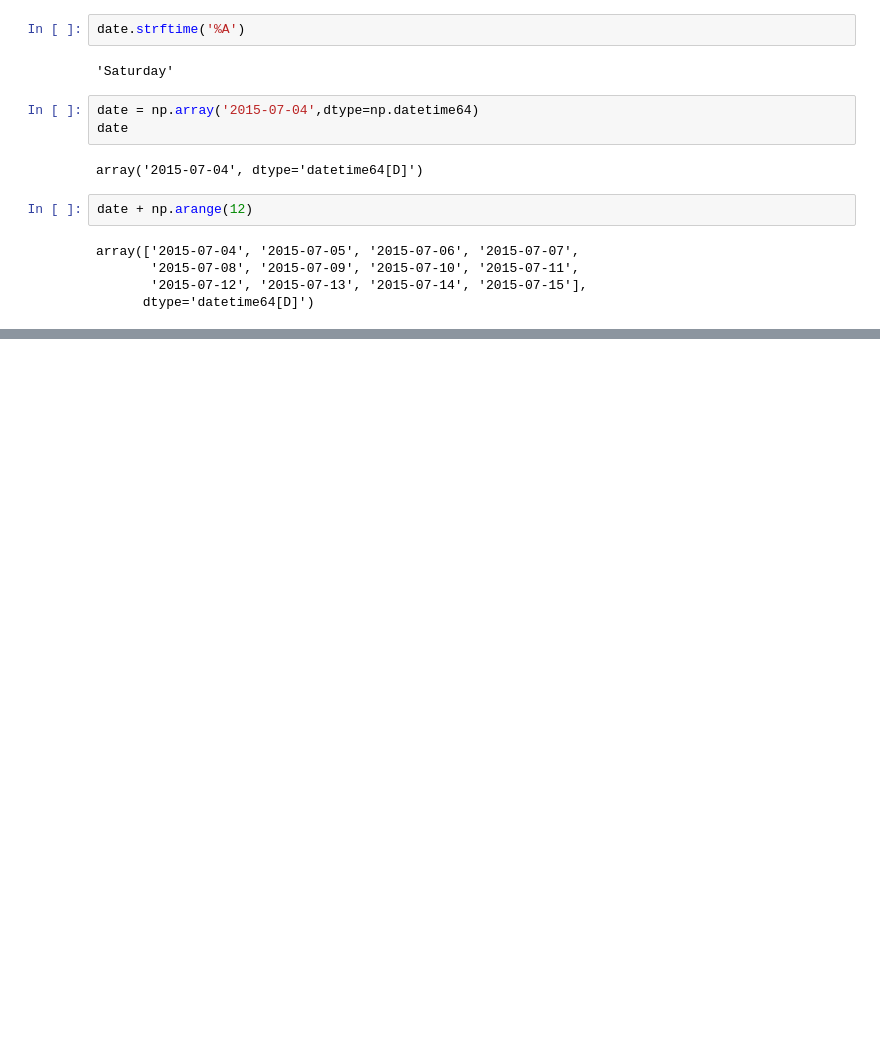
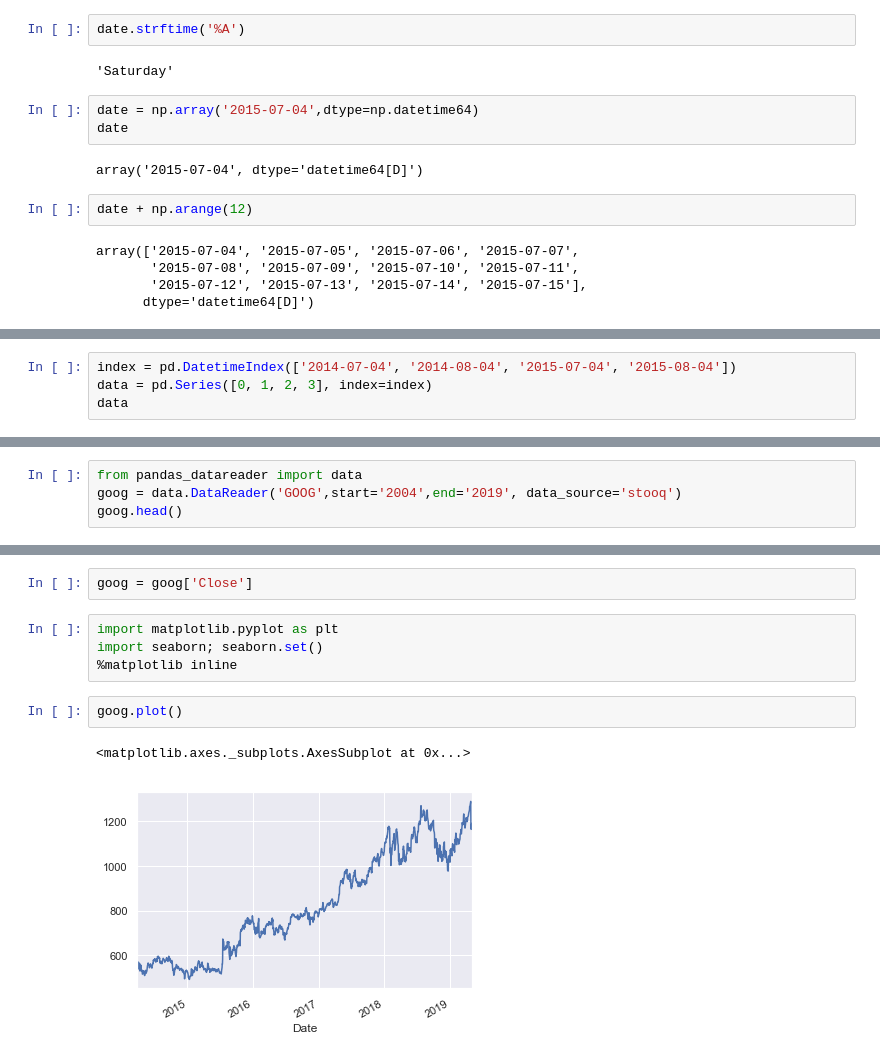
Before and after one commit to Apokalipsis113/Python, a Jupyter notebook: 3datetime.ipynb, the cells around one changed output, grey strips where cells are left out. Saved outputs shown, nothing was run; the diff lists cells and outputs as text; blank space fills up the shorter version.

Commit message:
datetime end

```diff
--- a/3datetime.ipynb
+++ b/3datetime.ipynb
@@ -30,0 +35,4 @@ array(['2015-07-04', '2015-07-05', '2015-07-06', '2015-07-07',
+# %%
+index = pd.DatetimeIndex(['2014-07-04', '2014-08-04', '2015-07-04', '2015-08-04'])
+data = pd.Series([0, 1, 2, 3], index=index)
+data
@@ -30,0 +137,4 @@ array(['2015-07-04', '2015-07-05', '2015-07-06', '2015-07-07',
+# %%
+from pandas_datareader import data
+goog = data.DataReader('GOOG',start='2004',end='2019', data_source='stooq')
+goog.head()
@@ -30,0 +149,11 @@ array(['2015-07-04', '2015-07-05', '2015-07-06', '2015-07-07',
+# %%
+goog = goog['Close']
+# %%
+import matplotlib.pyplot as plt
+import seaborn; seaborn.set()
+%matplotlib inline
+# %%
+goog.plot()
+# %% [output]
+<matplotlib.axes._subplots.AxesSubplot at 0x...>
+[figure, added]
```
Also changed, not shown: parts of 35 cells of this notebook, 5 other files.
